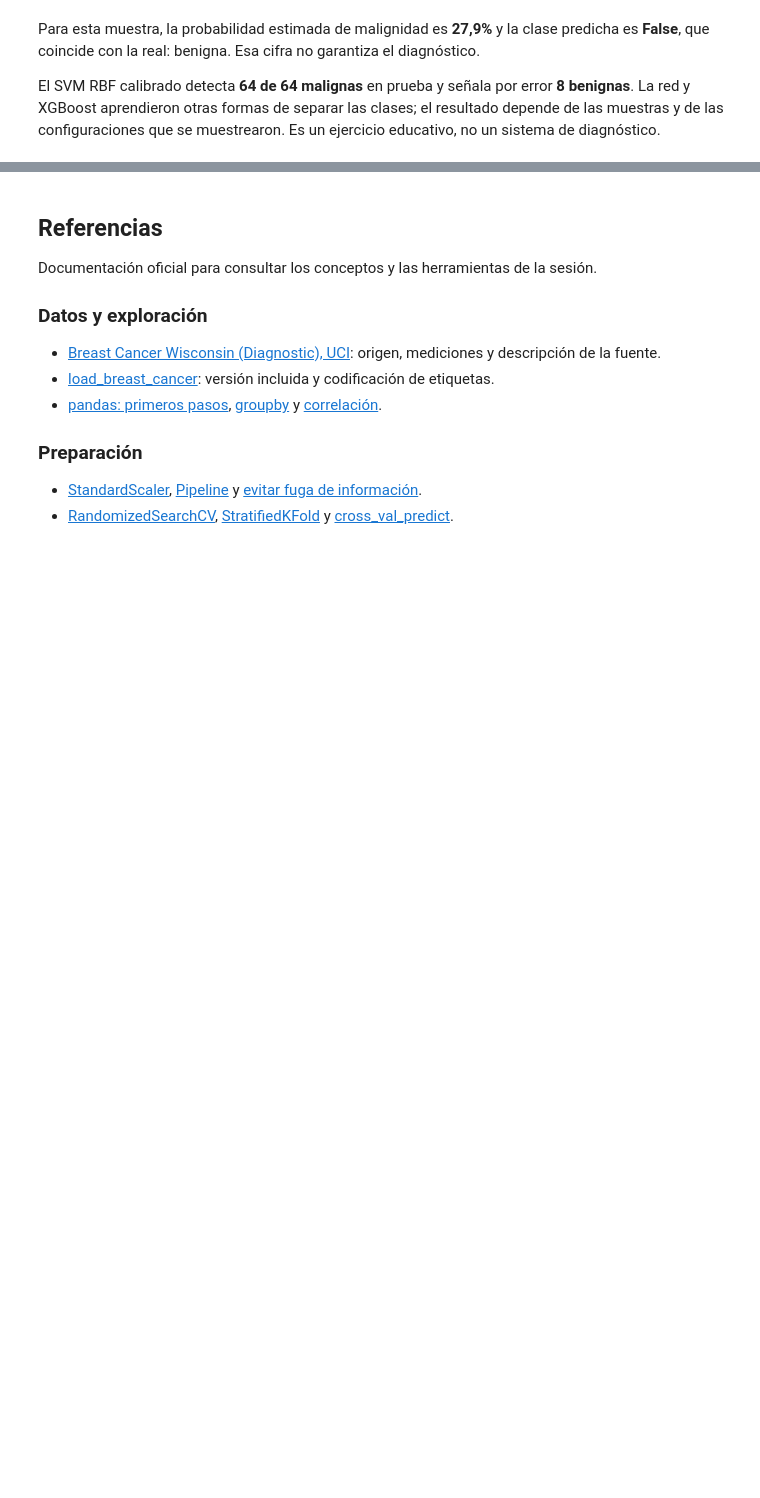
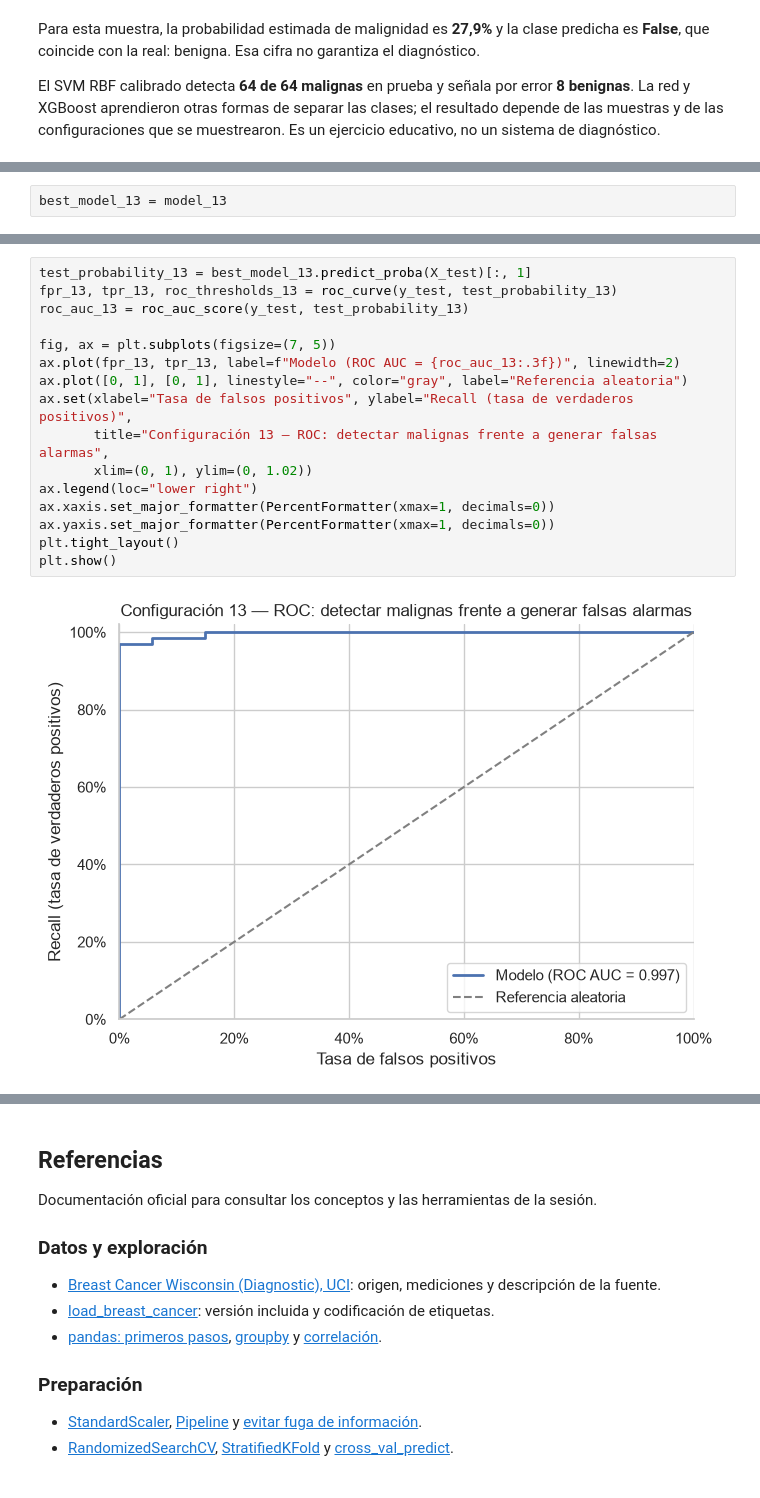
Before and after one commit to Joshy14Y/WALC_2026_ML, a Jupyter notebook: notebooks/day-03/03-classification-02.ipynb, the cells around one changed output, grey strips where cells are left out. Cells and saved outputs as stored; diff of their text form; blank space fills up the shorter version.

```diff
--- a/notebooks/day-03/03-classification-02.ipynb
+++ b/notebooks/day-03/03-classification-02.ipynb
@@ -1498,0 +1529,2 @@ Es un ejercicio educativo, no un sistema de diagnóstico.
+# %%
+best_model_13 = model_13
@@ -1498,0 +1650,18 @@ Es un ejercicio educativo, no un sistema de diagnóstico.
+# %%
+test_probability_13 = best_model_13.predict_proba(X_test)[:, 1]
+fpr_13, tpr_13, roc_thresholds_13 = roc_curve(y_test, test_probability_13)
+roc_auc_13 = roc_auc_score(y_test, test_probability_13)
+
+fig, ax = plt.subplots(figsize=(7, 5))
+ax.plot(fpr_13, tpr_13, label=f"Modelo (ROC AUC = {roc_auc_13:.3f})", linewidth=2)
+ax.plot([0, 1], [0, 1], linestyle="--", color="gray", label="Referencia aleatoria")
+ax.set(xlabel="Tasa de falsos positivos", ylabel="Recall (tasa de verdaderos positivos)",
+       title="Configuración 13 — ROC: detectar malignas frente a generar falsas alarmas",
+       xlim=(0, 1), ylim=(0, 1.02))
+ax.legend(loc="lower right")
+ax.xaxis.set_major_formatter(PercentFormatter(xmax=1, decimals=0))
+ax.yaxis.set_major_formatter(PercentFormatter(xmax=1, decimals=0))
+plt.tight_layout()
+plt.show()
+# %% [output]
+[figure, added]
```
Also changed, not shown: parts of 17 cells of this notebook, 14 other files.
